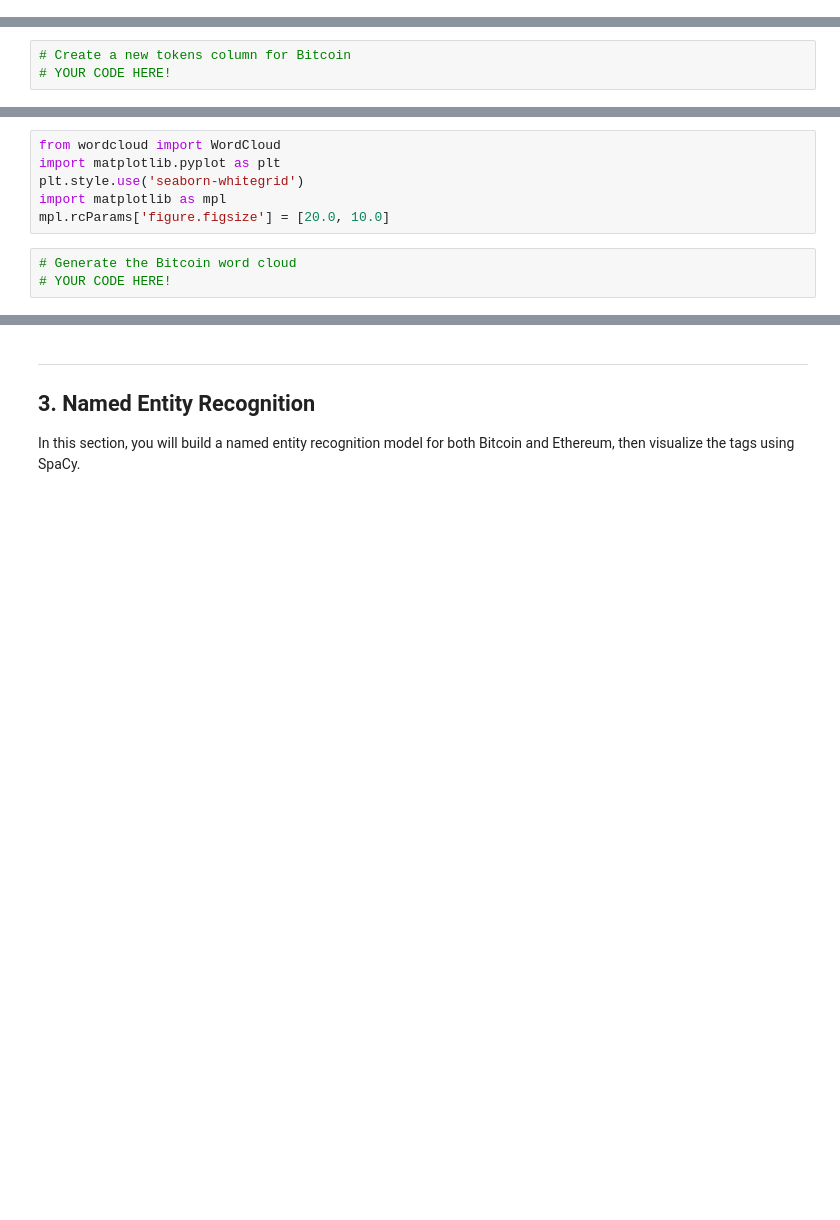
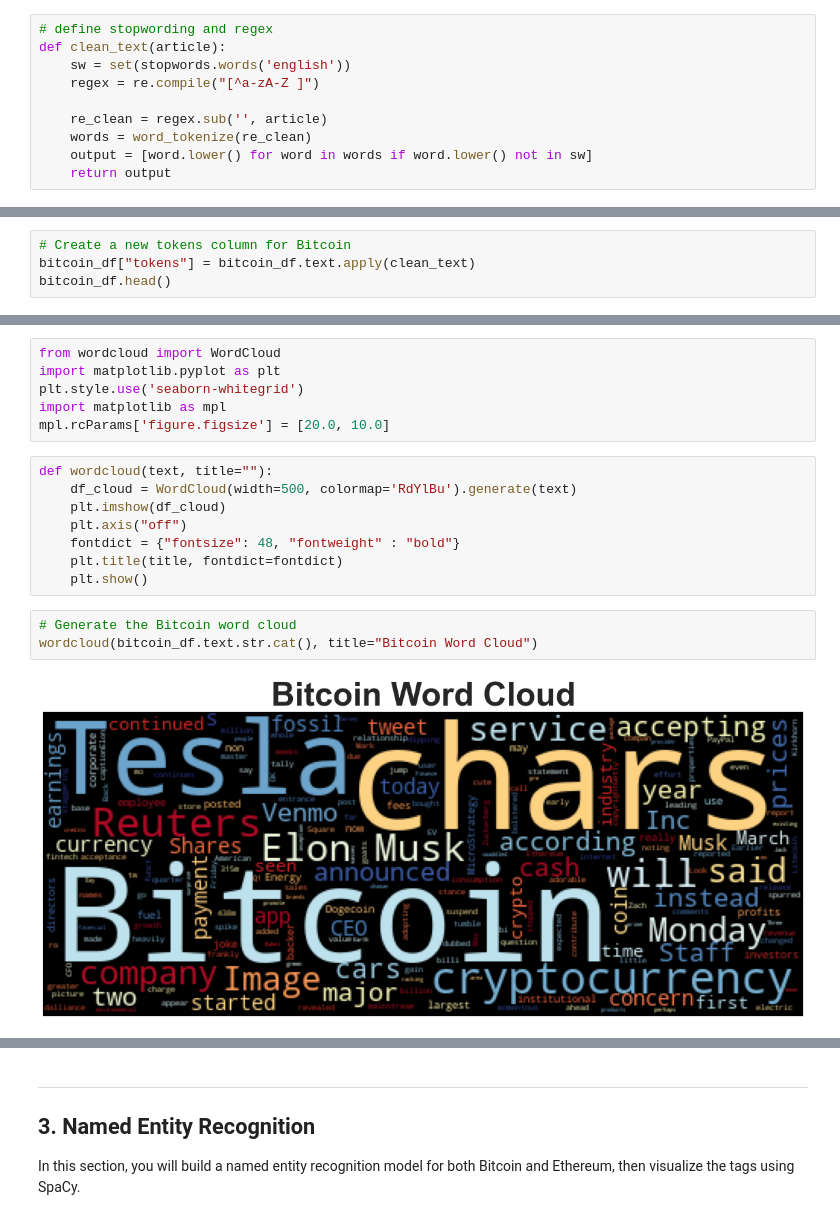
Before and after one commit to BRENNANSEANM/Natural-Language---Homework, a Jupyter notebook: crypto_sentiment.ipynb, the cells around one changed output, grey strips where cells are left out. Saved outputs shown, nothing was run; the diff lists cells and outputs as text; blank space fills up the shorter version.

```diff
--- a/crypto_sentiment.ipynb
+++ b/crypto_sentiment.ipynb
@@ -202,3 +197,13 @@ import re
+# %%
+# define stopwording and regex
+def clean_text(article):
+    sw = set(stopwords.words('english'))
+    regex = re.compile("[^a-zA-Z ]")
+
+    re_clean = regex.sub('', article)
+    words = word_tokenize(re_clean)
+    output = [word.lower() for word in words if word.lower() not in sw]
+    return output
 # %%
 # Complete the tokenizer function
 def tokenizer(text):
@@ -222,4 +218,5 @@ def tokenizer(text):
     return tokens
 # %%
 # Create a new tokens column for Bitcoin
-# YOUR CODE HERE!
+bitcoin_df["tokens"] = bitcoin_df.text.apply(clean_text)
+bitcoin_df.head()
@@ -267,8 +349,18 @@ import matplotlib.pyplot as plt
 plt.style.use('seaborn-whitegrid')
 import matplotlib as mpl
 mpl.rcParams['figure.figsize'] = [20.0, 10.0]
+# %%
+def wordcloud(text, title=""):
+    df_cloud = WordCloud(width=500, colormap='RdYlBu').generate(text)
+    plt.imshow(df_cloud)
+    plt.axis("off")
+    fontdict = {"fontsize": 48, "fontweight" : "bold"}
+    plt.title(title, fontdict=fontdict)
+    plt.show()
 # %%
 # Generate the Bitcoin word cloud
-# YOUR CODE HERE!
+wordcloud(bitcoin_df.text.str.cat(), title="Bitcoin Word Cloud")
+# %% [output]
+[figure, added]
 # %%
 # Generate the Ethereum word cloud
```
Also changed, not shown: parts of 23 cells of this notebook.
